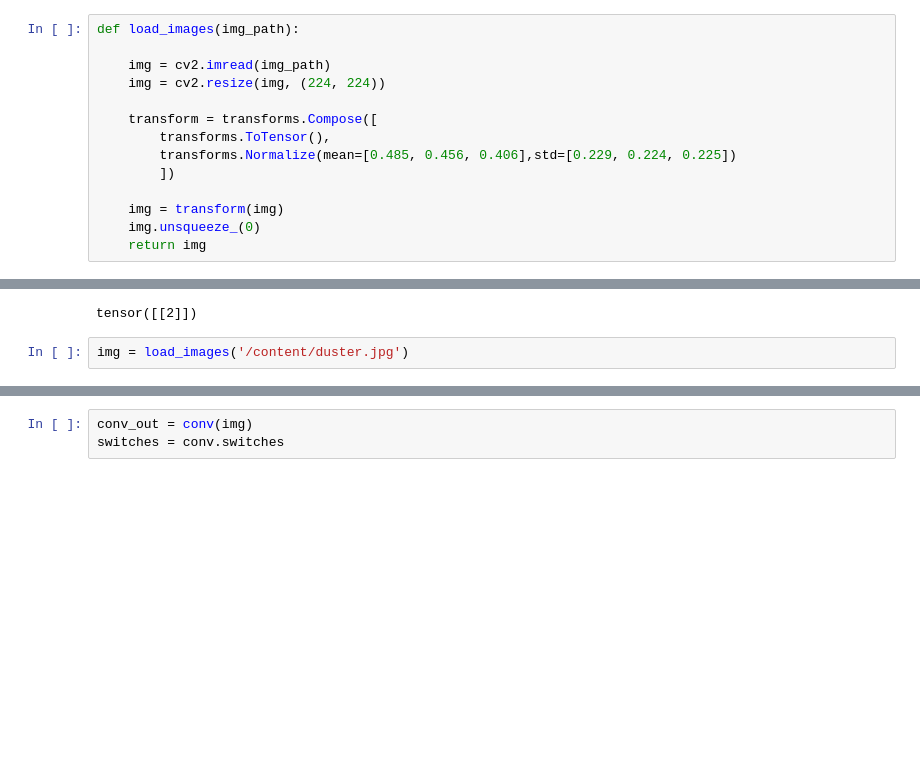
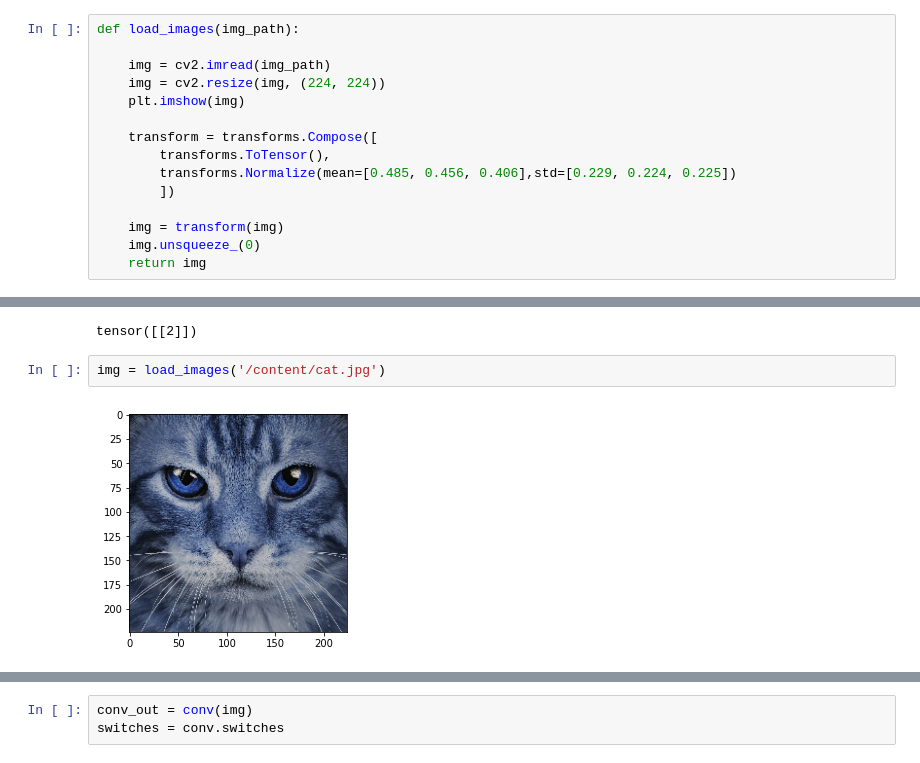
Before and after one commit to Darshansingh11/SMAI-FP, a Jupyter notebook: Deconvolution.ipynb, the cells around one changed output, grey strips where cells are left out. Drawn from its saved outputs; the diff is of its cells as text; blank space fills up the shorter version.

```diff
--- a/Deconvolution.ipynb
+++ b/Deconvolution.ipynb
@@ -274,6 +277,7 @@ def load_images(img_path):
 
     img = cv2.imread(img_path)
     img = cv2.resize(img, (224, 224))
+    plt.imshow(img)
 
     transform = transforms.Compose([
         transforms.ToTensor(),
@@ -353,7 +357,9 @@ torch.argmax(a, keepdim=True)
 # %% [output]
 tensor([[2]])
 # %%
-img = load_images('/content/duster.jpg')
+img = load_images('/content/cat.jpg')
+# %% [output]
+[figure, added]
 # %%
 conv = AlexNet()
 conv.eval()
```
Also changed, not shown: parts of 6 cells of this notebook.
